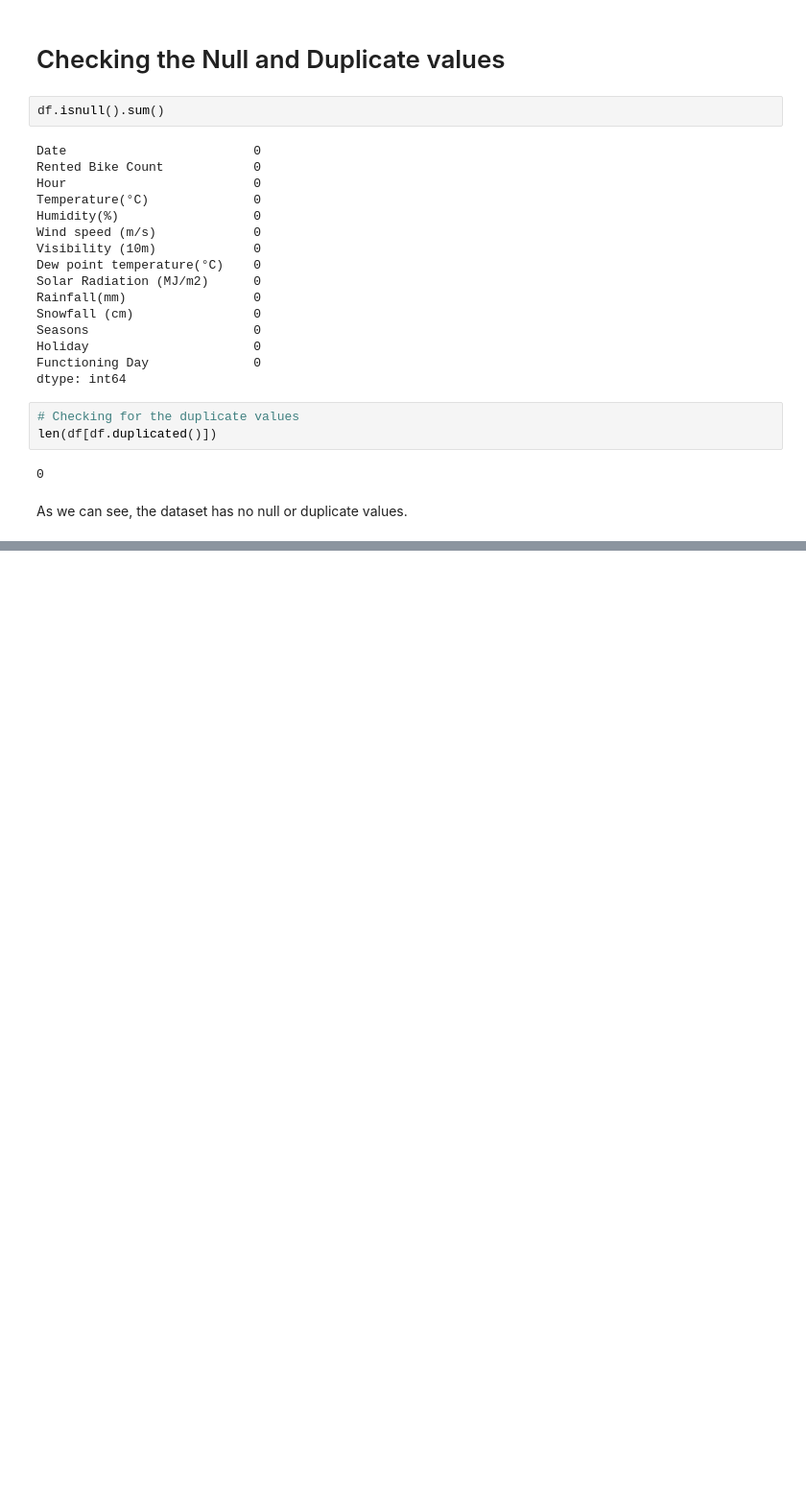
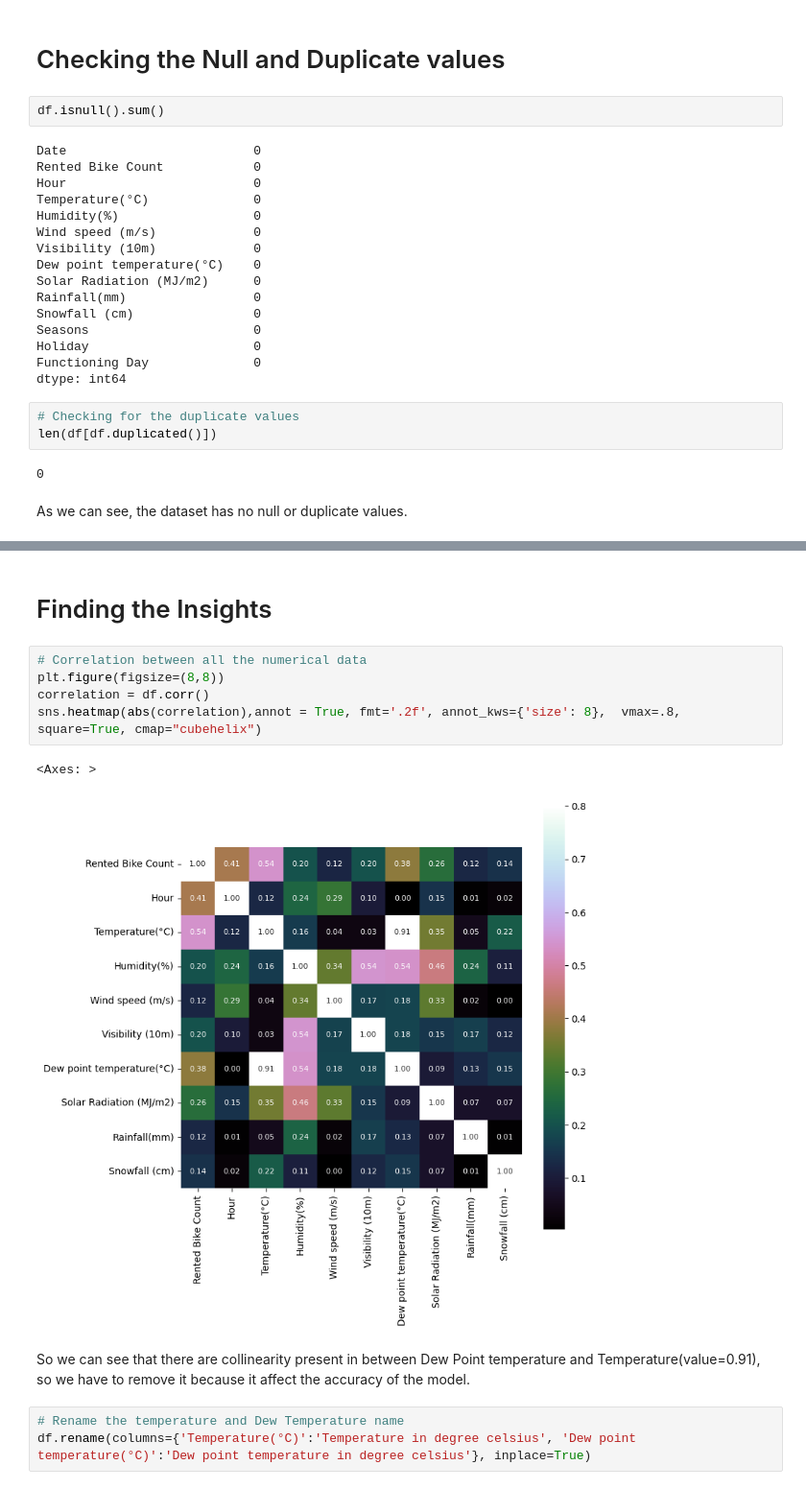
Before and after one commit to waghpallavi/Bike-Sharing-Demand-Prediction, a Jupyter notebook: Bike_Sharing_Demand_Prediction.ipynb, the cells around one changed output, grey strips where cells are left out. Shown at 96% size. Cells and saved outputs as stored; diff of their text form; blank space fills up the shorter version.

```diff
--- a/Bike_Sharing_Demand_Prediction.ipynb
+++ b/Bike_Sharing_Demand_Prediction.ipynb
@@ -188,0 +237,15 @@ As we can see, the dataset has no null or duplicate values.
+# %% [markdown]
+# Finding the Insights
+# %%
+# Correlation between all the numerical data
+plt.figure(figsize=(8,8))
+correlation = df.corr()
+sns.heatmap(abs(correlation),annot = True, fmt='.2f', annot_kws={'size': 8},  vmax=.8, square=True, cmap="cubehelix")
+# %% [output]
+<Axes: >
+[figure, added]
+# %% [markdown]
+So we can see that there are collinearity present in between Dew Point temperature and Temperature(value=0.91), so we have to remove it because it affect the accuracy of the model.
+# %%
+# Rename the temperature and Dew Temperature name
+df.rename(columns={'Temperature(°C)':'Temperature in degree celsius', 'Dew point temperature(°C)':'Dew point temperature in degree celsius'}, inplace=True)
```
Also changed, not shown: parts of 18 cells of this notebook.
